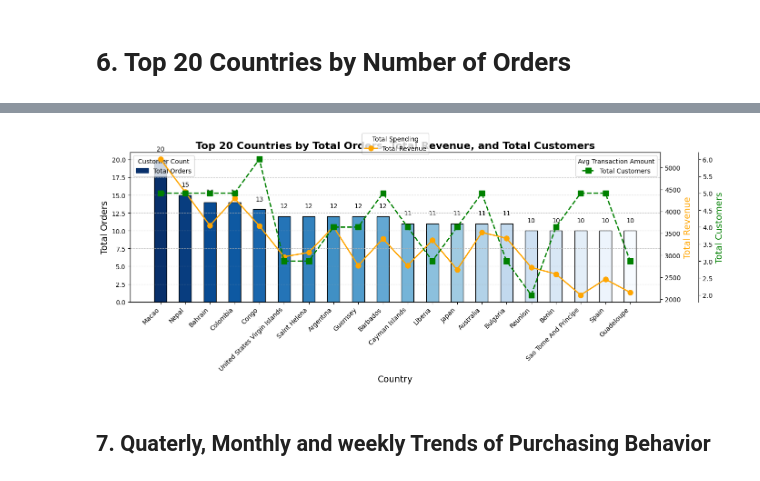
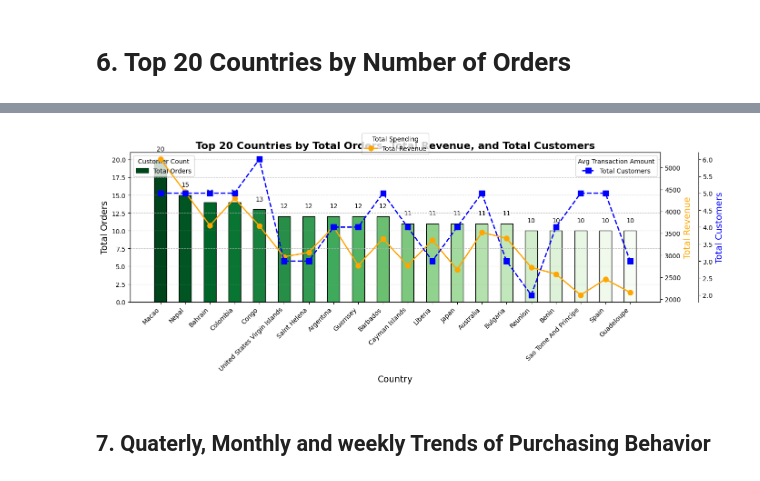
Before and after one commit to mansi-mishra0904/CRM-Data-Engineering-and-Analysis-Pipeline, a Jupyter notebook: CRM/customer_purchase_behaviour_analysis.ipynb, the cells around one changed output, grey strips where cells are left out. Cells and saved outputs as stored; diff of their text form; code cells hidden in the pictures.

```diff
--- a/CRM/customer_purchase_behaviour_analysis.ipynb
+++ b/CRM/customer_purchase_behaviour_analysis.ipynb
@@ -317,9 +306,9 @@ plot_triple_axis_bar_line(
     bar_y_title='Total Orders',          # Y-axis title for the bar plot
     line1_y_title='Total Revenue',       # Y-axis title for the first line plot
     line2_y_title='Total Customers',     # Y-axis title for the second line plot
-    cmap=get_cmap('Blues'),                           # Colormap for bars
+    cmap=get_cmap('Greens'),                           # Colormap for bars
     line1_color='orange',                # Line 1 color (Revenue)
-    line2_color='green',                 # Line 2 color (Customers)
+    line2_color='Blue',                 # Line 2 color (Customers)
     figsize=(14, 6),                     # Figure size
     rotation=45                          # Rotation for x-axis labels
 )
@@ -328,4 +317,4 @@ plot_triple_axis_bar_line(
-[figure, old version]
+[figure, new version]
 # %% [markdown]
 ## 7. Quaterly, Monthly and weekly Trends of Purchasing Behavior
 # %%
```
Also changed, not shown: parts of 12 cells of this notebook, 9 other files.
